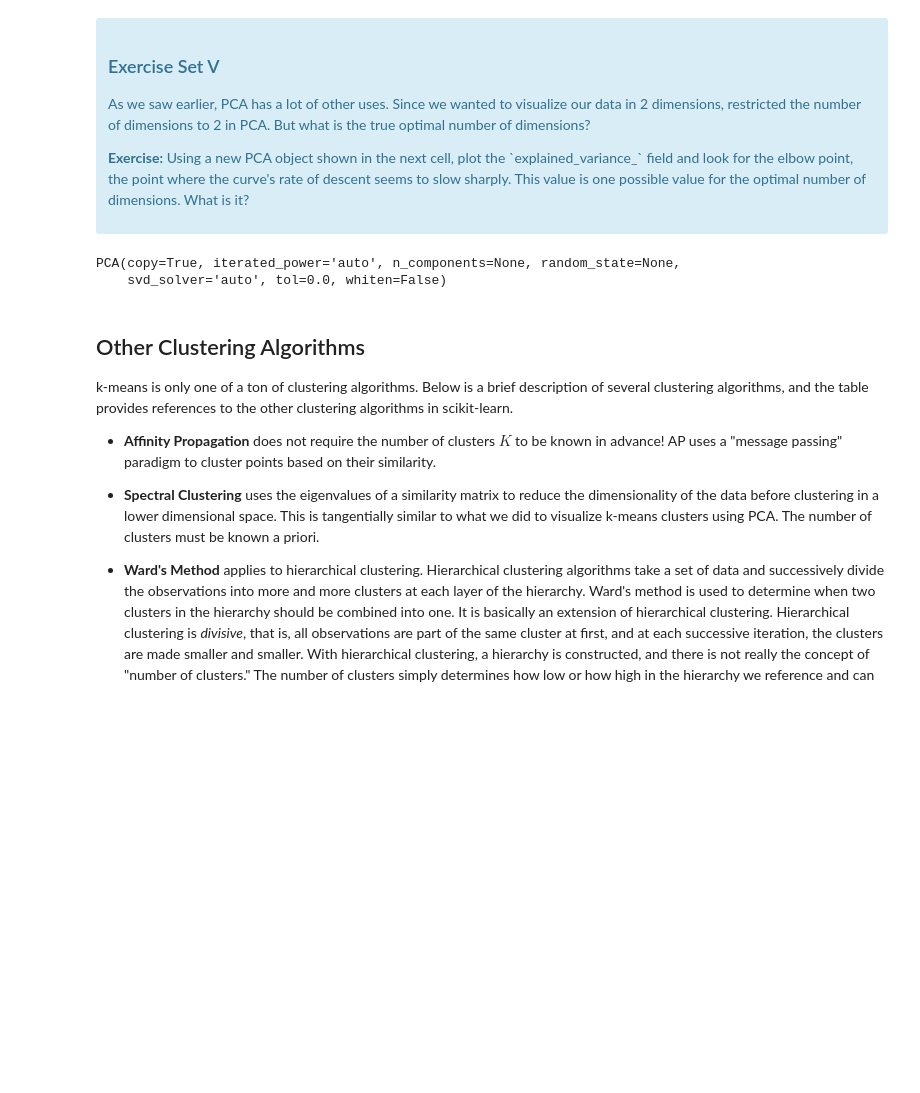
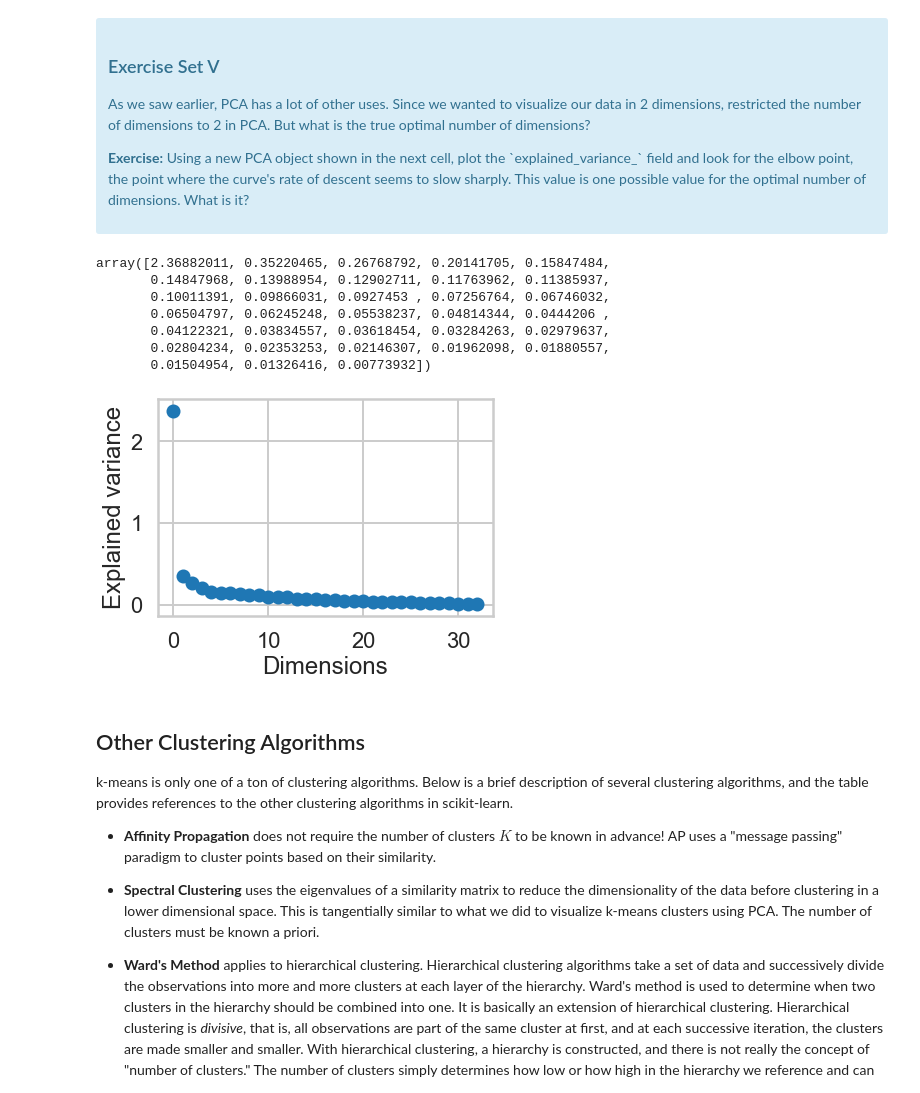
Before and after one commit to JoseMMontoro/springboard, a Jupyter notebook: mini_projects/clustering/Mini_Project_Clustering.ipynb, the cells around one changed output. Saved outputs shown, nothing was run; the diff lists cells and outputs as text; code cells hidden in the pictures; blank space fills up the shorter version.

```diff
--- a/mini_projects/clustering/Mini_Project_Clustering.ipynb
+++ b/mini_projects/clustering/Mini_Project_Clustering.ipynb
@@ -429,9 +450,25 @@ pca = sklearn.decomposition.PCA()
 pca.fit(X)
 
 # Do the rest on your own :)
+
+pca.explained_variance_
 # %% [output]
-PCA(copy=True, iterated_power='auto', n_components=None, random_state=None,
-    svd_solver='auto', tol=0.0, whiten=False)
+array([2.36882011, 0.35220465, 0.26768792, 0.20141705, 0.15847484,
+       0.14847968, 0.13988954, 0.12902711, 0.11763962, 0.11385937,
+       0.10011391, 0.09866031, 0.0927453 , 0.07256764, 0.06746032,
+       0.06504797, 0.06245248, 0.05538237, 0.04814344, 0.0444206 ,
+       0.04122321, 0.03834557, 0.03618454, 0.03284263, 0.02979637,
+       0.02804234, 0.02353253, 0.02146307, 0.01962098, 0.01880557,
+       0.01504954, 0.01326416, 0.00773932])
+# %%
+plt.scatter(range(len(pca.explained_variance_)), pca.explained_variance_)
+plt.xlabel('Dimensions')
+plt.ylabel('Explained variance')
+plt.show()
+# The biggest gap is from 1 to 2 so 2 is the best number of dimensions.
+# Makes sense as it's said that 70% of the variance is explained by these 2 dimensions
+# %% [output]
+[figure, added]
 # %% [markdown]
 ## Other Clustering Algorithms
 
```
Also changed, not shown: parts of 16 cells of this notebook, 3 other files.
